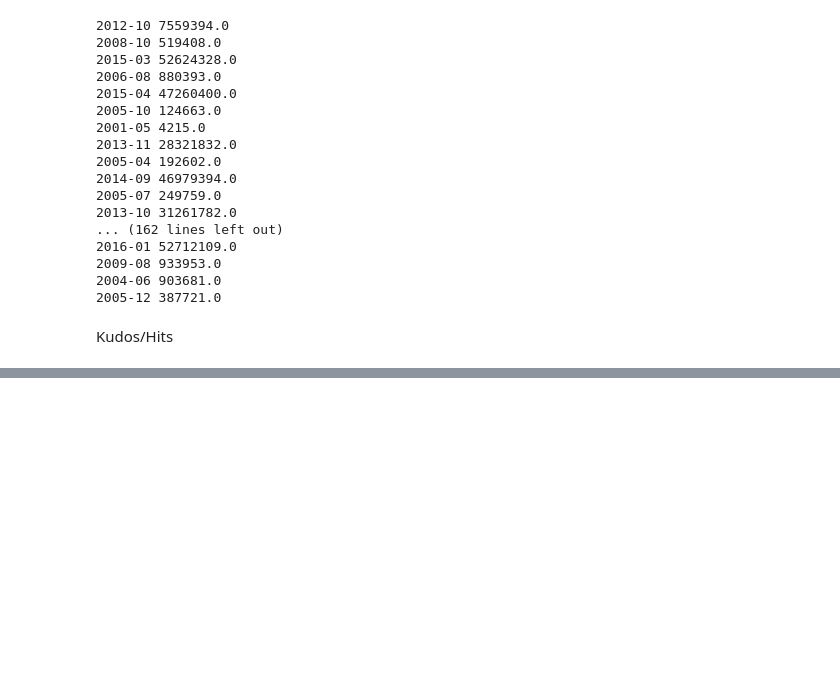
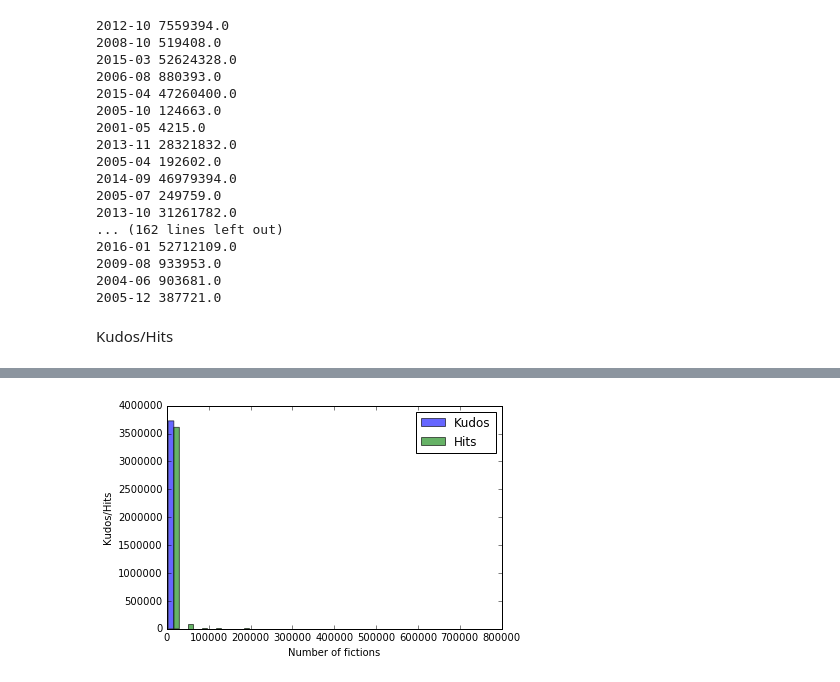
Before and after one commit to yzjing/ao3_old, a Jupyter notebook: exps/20170216_author_kudos/descriptive.ipynb, the cells around one changed output, grey strips where cells are left out. Saved outputs shown, nothing was run; the diff lists cells and outputs as text; code cells hidden in the pictures; blank space fills up the shorter version.

```diff
--- a/exps/20170216_author_kudos/descriptive.ipynb
+++ b/exps/20170216_author_kudos/descriptive.ipynb
@@ -132,0 +154,11 @@ for f in os.listdir(data_path):
+# %%
+bins = np.linspace(0, 800000,25)
+# %%
+plt.hist(data,bins, alpha=0.6, label=['Kudos', 'Hits'])
+plt.legend(loc='upper right')
+plt.xlabel('Number of fictions')
+plt.ylabel("Kudos/Hits")
+# plt.title(f)
+plt.savefig('long_tail.png', type='png')
+# %% [output]
+[figure, added]
```
Also changed, not shown: parts of 9 cells of this notebook, 7 other files.
